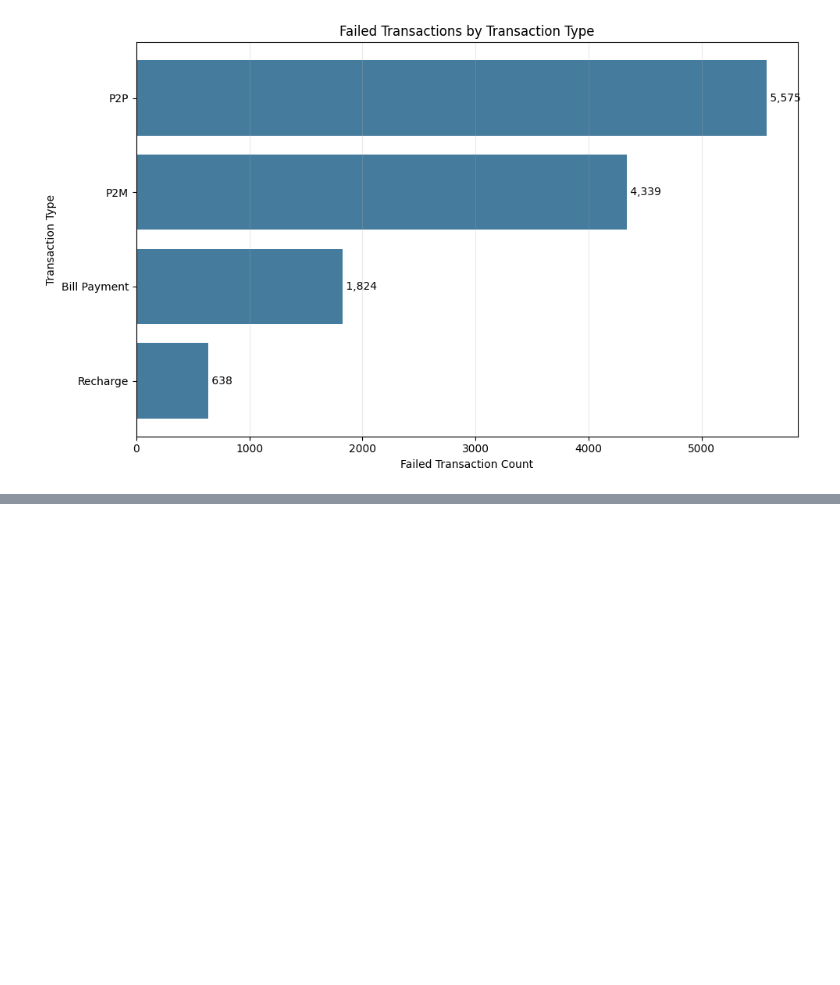
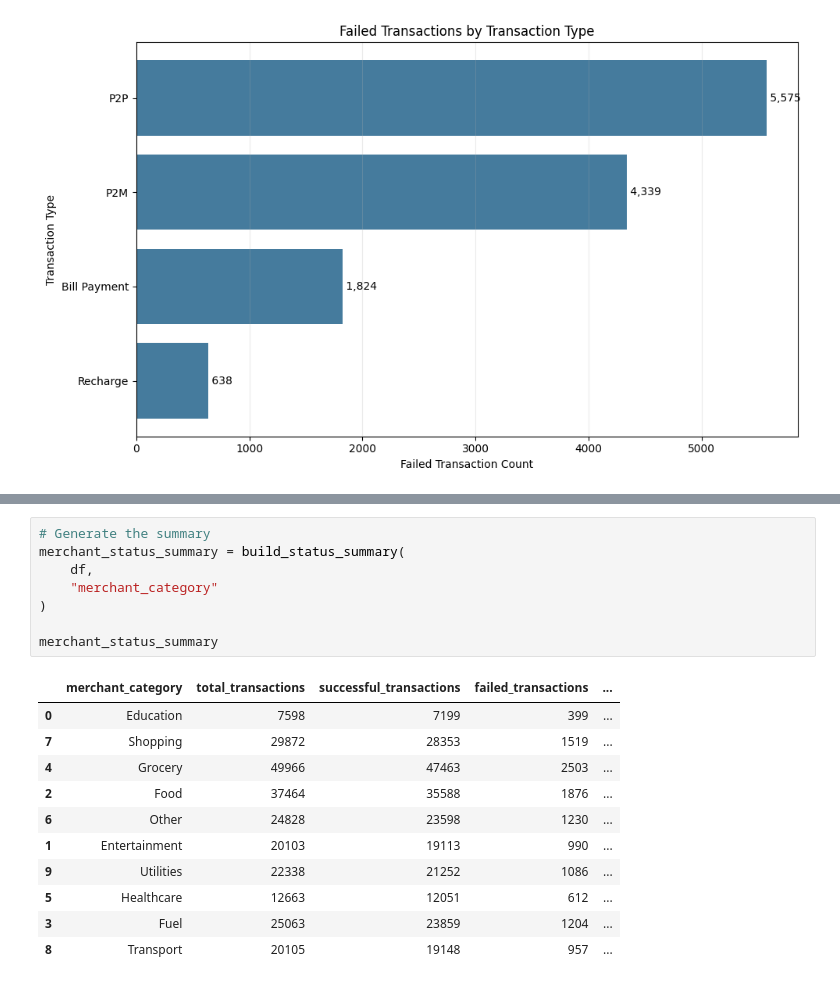
Before and after one commit to KaviyaVelmurugan/upi-transaction-intelligence-platform, a Jupyter notebook: notebooks/02_eda.ipynb, the cells around one changed output, grey strips where cells are left out. Drawn from its saved outputs; the diff is of its cells as text; blank space fills up the shorter version.

```diff
--- a/notebooks/02_eda.ipynb
+++ b/notebooks/02_eda.ipynb
@@ -1079,0 +1129,20 @@ plt.show()
+# %%
+# Generate the summary
+merchant_status_summary = build_status_summary(
+    df,
+    "merchant_category"
+)
+
+merchant_status_summary
+# %% [output]
+|  | merchant_category | total_transactions | successful_transactions | failed_transactions | ... |
+| 0 | Education | 7598 | 7199 | 399 | ... |
+| 7 | Shopping | 29872 | 28353 | 1519 | ... |
+| 4 | Grocery | 49966 | 47463 | 2503 | ... |
+| 2 | Food | 37464 | 35588 | 1876 | ... |
+| 6 | Other | 24828 | 23598 | 1230 | ... |
+| 1 | Entertainment | 20103 | 19113 | 990 | ... |
+| 9 | Utilities | 22338 | 21252 | 1086 | ... |
+| 5 | Healthcare | 12663 | 12051 | 612 | ... |
+| 3 | Fuel | 25063 | 23859 | 1204 | ... |
+| 8 | Transport | 20105 | 19148 | 957 | ... |
```
Also changed, not shown: parts of 5 cells of this notebook, 1 other file.
